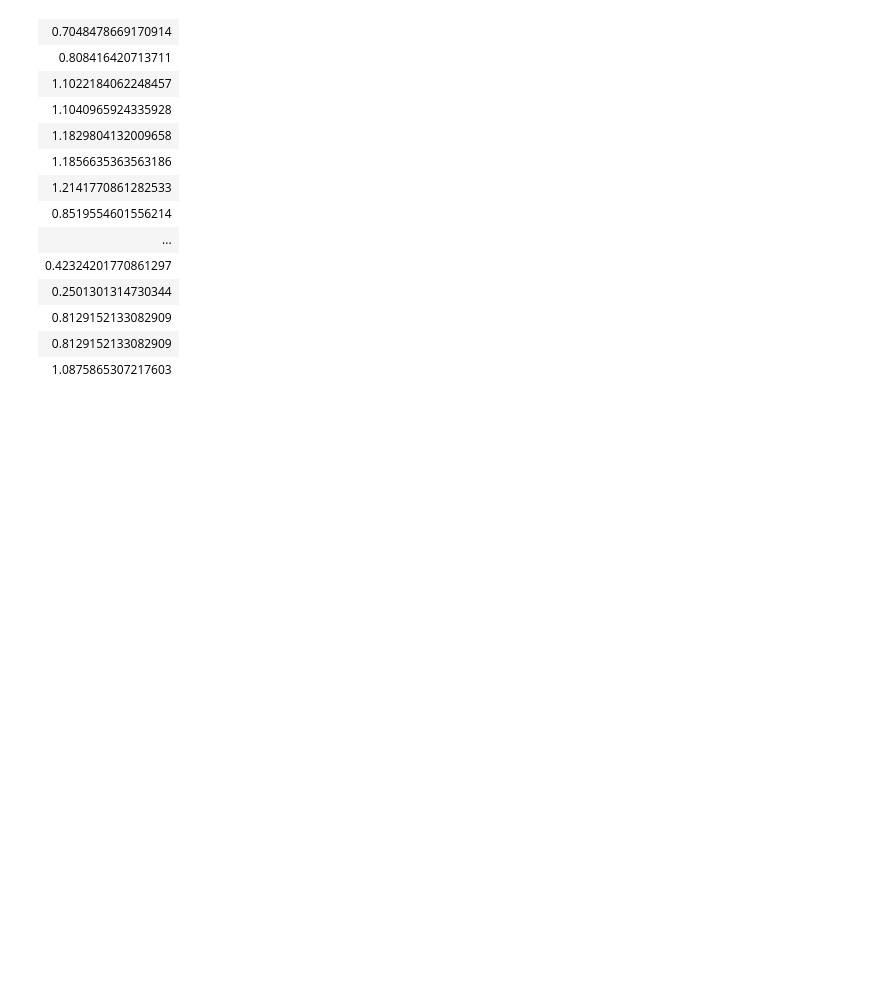
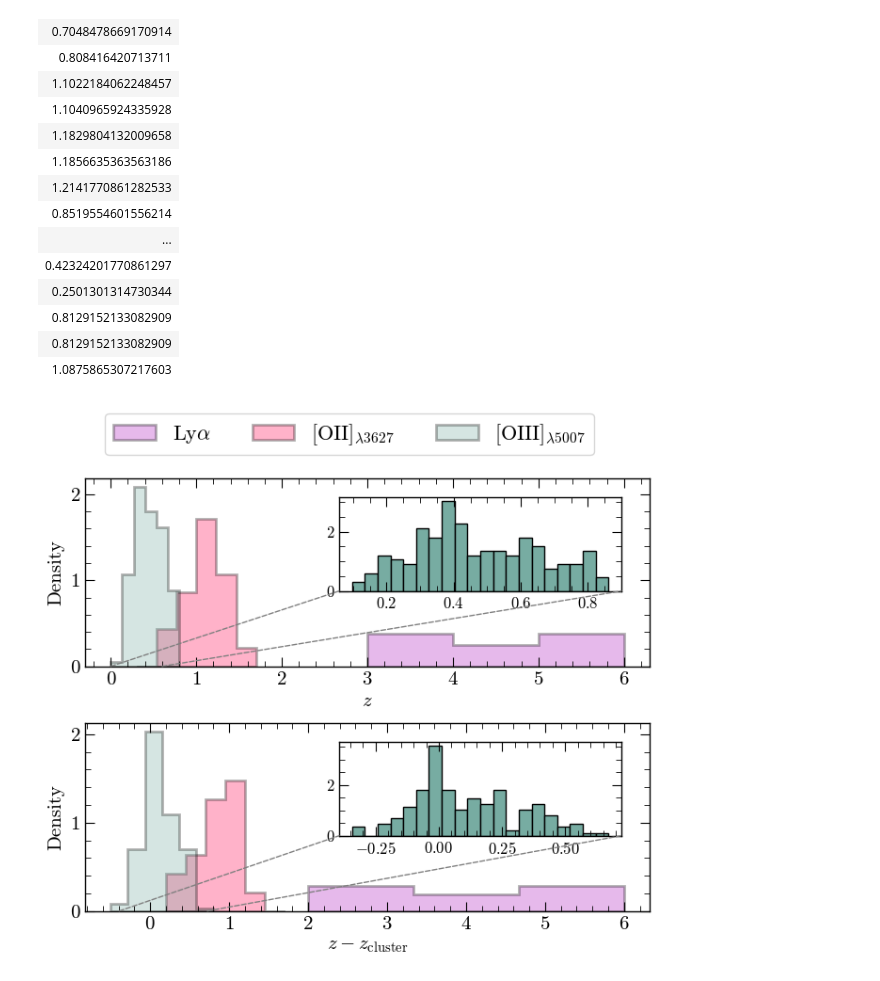
Before and after one commit to 0hardytom/eelgs, a Jupyter notebook: notebooks/mich/week7/redshift_ofsources.ipynb, the cells around one changed output. Cells and saved outputs as stored; diff of their text form; code cells hidden in the pictures; blank space fills up the shorter version.

```diff
--- a/notebooks/mich/week7/redshift_ofsources.ipynb
+++ b/notebooks/mich/week7/redshift_ofsources.ipynb
@@ -273,3 +273,91 @@ sel['z']-sel['zcluster']
 | 0.8129152133082909 |
 | 0.8129152133082909 |
 | 1.0875865307217603 |
+# %%
+fig, ax = pf.create_plot((6,2))
+ax.set_xlabel(r'$z$')
+ax.set_ylabel(r'Density')
+
+lya_table = table[table['line']=='Lya']
+oii_table = table[table['line']=='OII']
+oiii_table = tab
+
+ax2 = fig.add_axes((0,-1.3,1,1))
+ax2.set_xlabel(r'$z-z_{\mathrm{cluster}}$')
+ax2.set_ylabel(r'Density')
+
+line_tables = [lya_table,oii_table,oiii_table]
+colors = ["#ad17bd",'#ff004f','#77aca2']
+labels = [r'Ly$\alpha$',r'[OII]$_{\lambda3627}$',r'[OIII]$_{\lambda5007}$']
+axes = [ax,ax2]
+
+startstop = (3,6),(0.3,1.7),(0,0.8)
+startstop2 = (2,6),(0.2,1.7),(-.5,0.8)
+num = (4,7,7)
+
+for i,t in enumerate(line_tables):
+    ax.hist(t['z'], np.linspace(startstop[i][0],startstop[i][1],num[i]), density=True, histtype='stepfilled', edgecolor='k', facecolor=colors[i], alpha=0.3, label=labels[i], linewidth=2)
+
+    ax2.hist(t['z']-t['zcluster'], np.linspace(startstop2[i][0],startstop2[i][1],num[i]), density=True, histtype='stepfilled', edgecolor='k', facecolor=colors[i], alpha=0.3,linewidth=2)
+
+ax3 = fig.add_axes((0.45,0.4,0.5,0.5))
+ax3.tick_params(labelsize=12)
+
+ax4 = fig.add_axes((0.45,0.4-1.3,0.5,0.5))
+ax4.tick_params(labelsize=12)
+axes = [ax,ax2,ax3,ax4]
+
+# axes = [ax,ax2,ax3]
+
+foreground = tab.group_by('foreground').groups[1]
+cluster = tab.group_by('cluster_member').groups[1]
+lensed = tab.group_by('lensed').groups[1]
+
+groups = [foreground,cluster,lensed]
+names = ['Foreground','Cluster','Lensed']
+ls = '--', '-', 'dotted'
+
+ax4.hist(tab['z']-tab['zcluster'], density=True, edgecolor='k',facecolor="#77aca2", bins=20)
+ax3.hist(tab['z'], density=True, edgecolor='k',facecolor="#77aca2", bins=20)
+
+# for i,g in enumerate(groups):
+#     ax4.hist(g['z']-g['zcluster'], density=True, histtype='step', lw=2, label=names[i], linestyle=ls[i])
+#     ax3.hist(g['z'], density=True, histtype='step', lw=2, linestyle=ls[i])
+
+fig.legend(bbox_to_anchor=(0.92, 1.4),ncols=3, fontsize=16)
+
+
+con1_xyA = (0, ax.get_ylim()[0])   # Bottom-left point on ax
+con1_xyB = (0, 0)                 # Bottom-left point on ax3
+con2_xyA = (0.6, ax.get_ylim()[0]) # Bottom-right point on ax
+con2_xyB = (1, 0)                 # Bottom-right point on ax3
+
+
+con1 = ConnectionPatch(xyA=con1_xyA, xyB=con1_xyB, coordsA=ax.transData, coordsB=ax3.transAxes,
+                      color='gray', linestyle='--', lw=1)
+con2 = ConnectionPatch(xyA=con2_xyA, xyB=con2_xyB, coordsA=ax.transData, coordsB=ax3.transAxes,
+                      color='gray', linestyle='--', lw=1)
+
+
+fig.add_artist(con1)
+fig.add_artist(con2)
+
+ax4_xlim = ax4.get_xlim()
+con3_xyA = (ax4_xlim[0], ax2.get_ylim()[0]) # Bottom-left point on ax2
+con3_xyB = (0, 0)                          # Bottom-left point on ax4
+con4_xyA = (ax4_xlim[1], ax2.get_ylim()[0]) # Bottom-right point on ax2
+con4_xyB = (1, 0)                          # Bottom-right point on ax4
+
+con3 = ConnectionPatch(xyA=con3_xyA, xyB=con3_xyB, coordsA=ax2.transData, coordsB=ax4.transAxes,
+                      color='gray', linestyle='--', lw=1)
+con4 = ConnectionPatch(xyA=con4_xyA, xyB=con4_xyB, coordsA=ax2.transData, coordsB=ax4.transAxes,
+                      color='gray', linestyle='--', lw=1)
+
+fig.add_artist(con3)
+fig.add_artist(con4)
+
+pf.fix_plot(axes)
+
+fig.savefig(f'figs/redshift_ofsources2.png', dpi=600, bbox_inches='tight')
+# %% [output]
+[figure, added]
```
Also changed, not shown: 3 other files.
